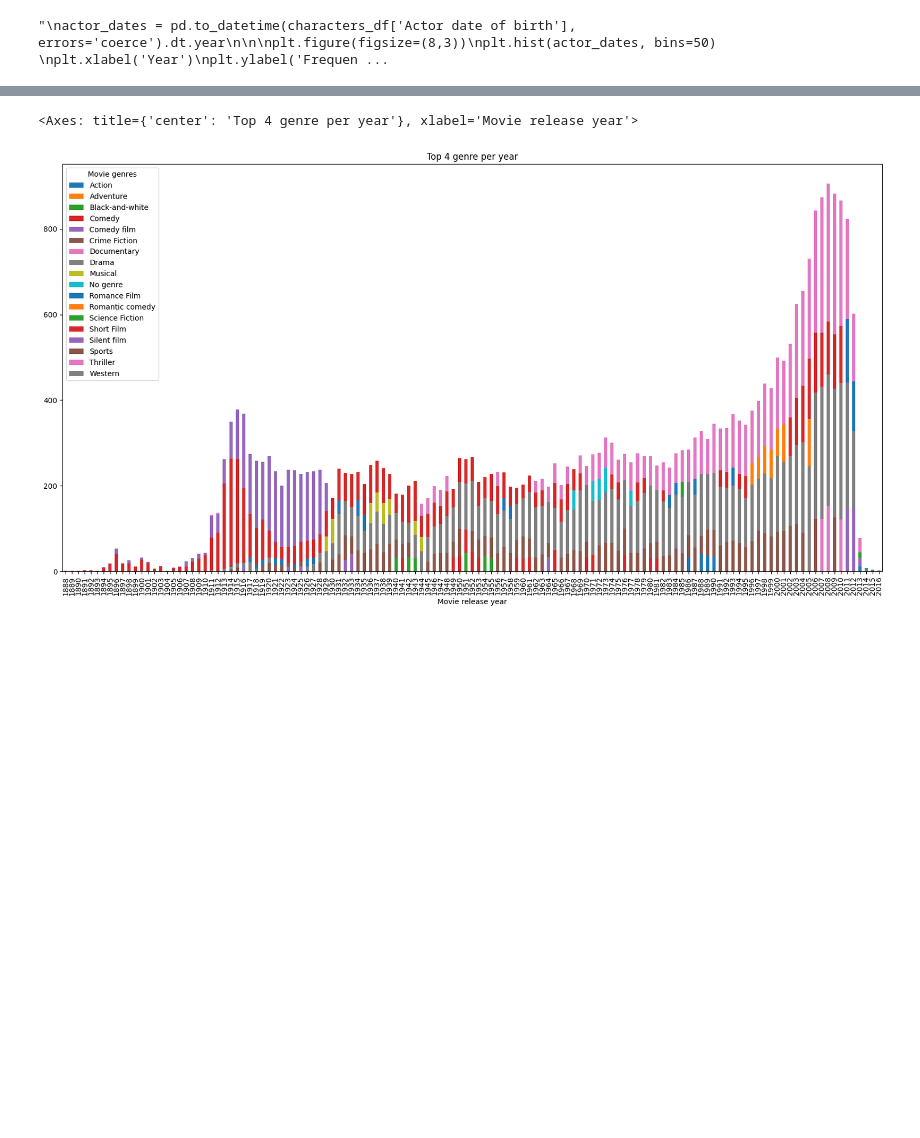
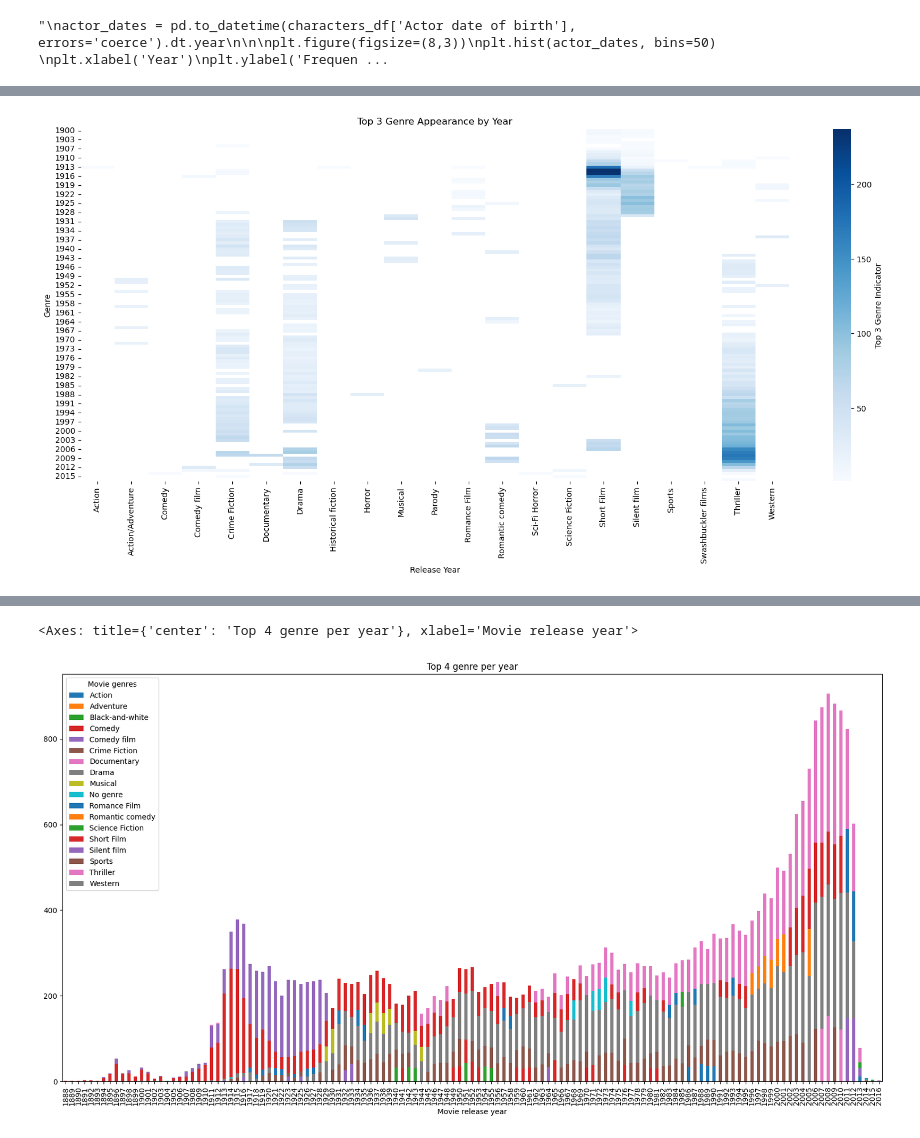
Before and after one commit to epfl-ada/ada-2024-project-metal2024, a Jupyter notebook: dataset_exploration.ipynb, the cells around one changed output, grey strips where cells are left out. Drawn from its saved outputs; the diff is of its cells as text; code cells hidden in the pictures; blank space fills up the shorter version.

```diff
--- a/dataset_exploration.ipynb
+++ b/dataset_exploration.ipynb
@@ -135,3 +212,15 @@ movies_df.columns = ["Wikipedia movie ID", "Freebase movie ID", "Movie name", "M
+# %%
+import seaborn as sns
+
+# Plot a heatmap showing top 3 genre appearances across years
+plt.figure(figsize=(20, 8))
+sns.heatmap(genre_counts_top.T, cmap="Blues", cbar_kws={'label': 'Top 3 Genre Indicator'})
+plt.xlabel("Release Year")
+plt.ylabel("Genre")
+plt.title("Top 3 Genre Appearance by Year")
+plt.show()
+# %% [output]
+[figure, added]
 # %%
 movies_df.info()
 # %% [output]
```
Also changed, not shown: parts of 15 cells of this notebook.
